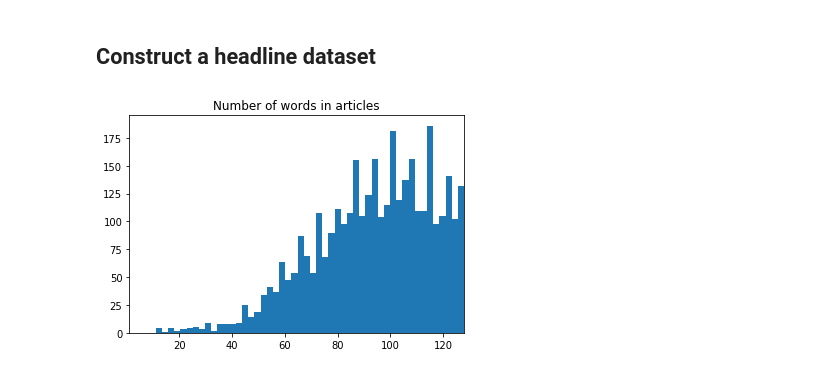
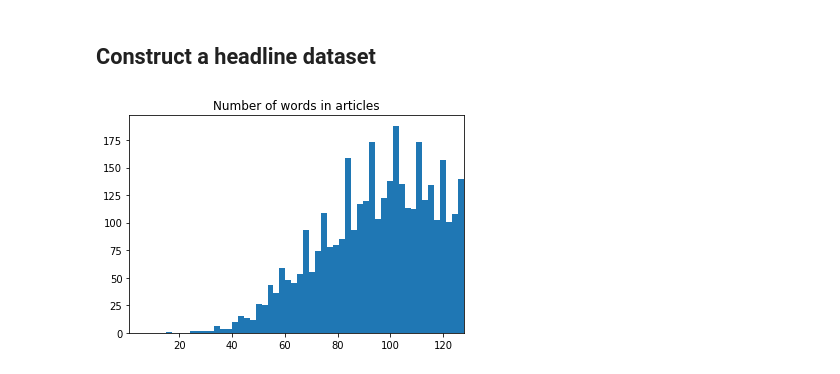
Before and after one commit to tm4roon/jawikinews-headline-dataset, a Jupyter notebook: preprocess.ipynb, the cells around one changed output. Drawn from its saved outputs; the diff is of its cells as text; code cells hidden in the pictures.

```diff
--- a/preprocess.ipynb
+++ b/preprocess.ipynb
@@ -36,24 +66,25 @@ def count_lines(path):
 # %% [markdown]
 ## Preprocessing of Japanese Wikinews
 # %%
-#@title Functions
-mecab = MeCab.Tagger('-O wakati')
-starts_pattern = re.compile(r'【[0-9年月日 ]+】')
-
-
-def preprocess(json_line, is_document=True):
+# Functions
+def preprocess(json_line, use_start_pattern=True, is_document=True):
     json_line = json_line.rstrip().replace('\u3000', '').replace(' ', '')
+    json_line = mojimoji.zen_to_han(json_line, kana=False)
 
     if is_document:
-        if starts_pattern.search(json_line) is None:
-            return None
-        json_line = json_line[starts_pattern.search(json_line).end():]
-        sents = re.split('[。！？!?]', json_line)
+        if use_start_pattern:
+            if starts_pattern.search(json_line) is None:
+                return None
+            json_line = json_line[starts_pattern.search(json_line).end():]
+
+            if use_start_pattern and wikipedia_pattern.search(json_line) is not None:
+                json_line = json_line[wikipedia_pattern.search(json_line).end():]
+
+        sents = re.split(r'。', json_line)
         while '' in sents:
             sents.pop(sents.index(''))
+        tokenized = ' '.join(['<s> ' + mecab.parse(sent).rstrip() + '。 </s>' for sent in sents])
     else:
-        sents = [json_line]
-
-    tokenized = ' '.join(['<s> ' + mecab.parse(sent).rstrip() + '。 </s>' for sent in sents])
+        tokenized = '<s> ' + mecab.parse(json_line).rstrip() + ' </s>'
     return tokenized
 # %%
@@ -112,0 +149,7 @@ if not os.path.exists(preprocessed_path):
+# %%
+# Load preprocessed data
+path = '/content/drive/My Drive/wikinews-headline/cleaned-data.csv'
+raw = pd.read_csv(path)
+raw['article'] = raw['article'].apply(preprocess, use_start_pattern=False, is_document=True)
+raw['headline'] = raw['headline'].apply(preprocess, is_document=False)
+raw.tail()
@@ -113,7 +163,7 @@ if not os.path.exists(preprocessed_path):
 # %% [markdown]
 ## Construct a headline dataset
 # %%
-#@title Functions
+# Functions
 def filter_sentences(doc, max_sents, max_tokens):
     sents = doc.lstrip('<s> ').rstrip(' </s>').split(' </s> <s>')
     while '' in sents:
@@ -131,34 +181,36 @@ def filter_sentences(doc, max_sents, max_tokens):
             return None
     return ' '.join(sents)
 
-def generate_dataset(df, max_sents=3, max_tokens=128):
+def generate_dataset(df, max_sents=3, min_tokens=10, max_tokens=128):
     dataset = pd.DataFrame()
+    dataset['id'] = df['id']
     dataset['article'] = df['article'].apply(filter_sentences, args=(max_sents, max_tokens, ))
     dataset['headline'] = df['headline'].map(lambda x: x.replace('<s>', '').replace('</s>', ''))
     dataset = dataset.dropna()
 
     dataset['n_words'] = dataset['article'].map(lambda x: x.count(' ') + 1)
+    dataset = dataset[dataset['n_words'] > min_tokens]
     return dataset
 # %%
-#@title Construct datasets
+#@title Filtering
 max_sents = 3 #@param {type: "number"}
 min_tokens = 10 #@param {type: "number"}
 max_tokens = 128 #@param {type: "number"}
 
 max_tokens = max_tokens if max_sents > 0 else 2000
 
 dataset = generate_dataset(
     raw,
     max_sents=max_sents,
+    min_tokens=min_tokens,
     max_tokens=max_tokens
 )
 
-dataset = dataset[dataset['n_words'] > min_tokens]
 
 plt.xlim(1, max_tokens)
 plt.title('Number of words in articles')
 plt.hist(dataset['n_words'], bins=50)
 plt.show()
 # %% [output]
-[figure, old version]
+[figure, new version]
 # %%
```
Also changed, not shown: parts of 14 cells of this notebook.
